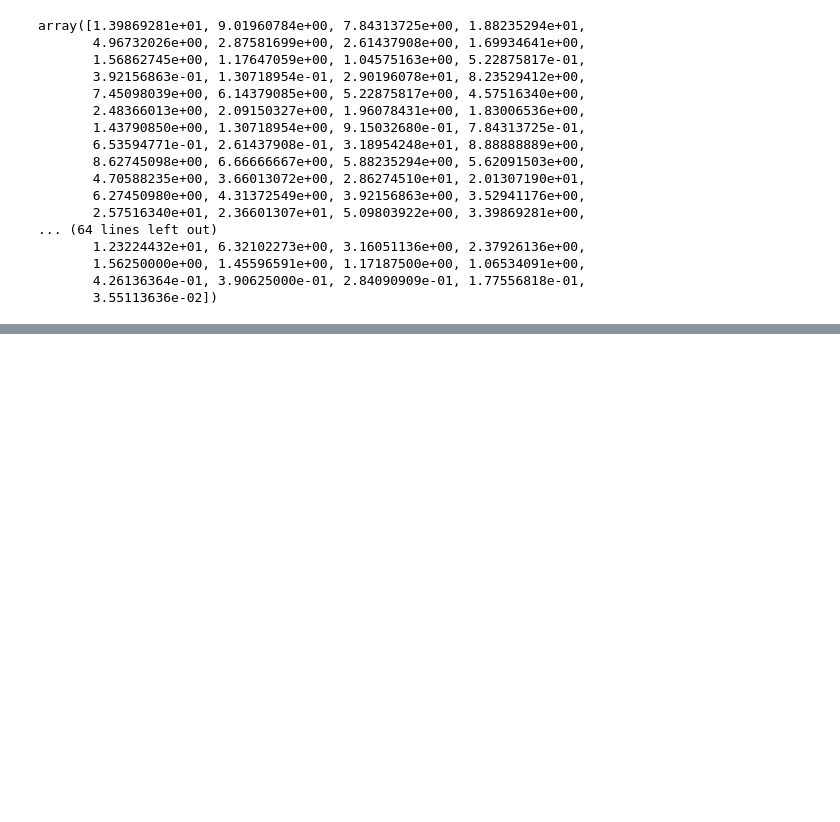
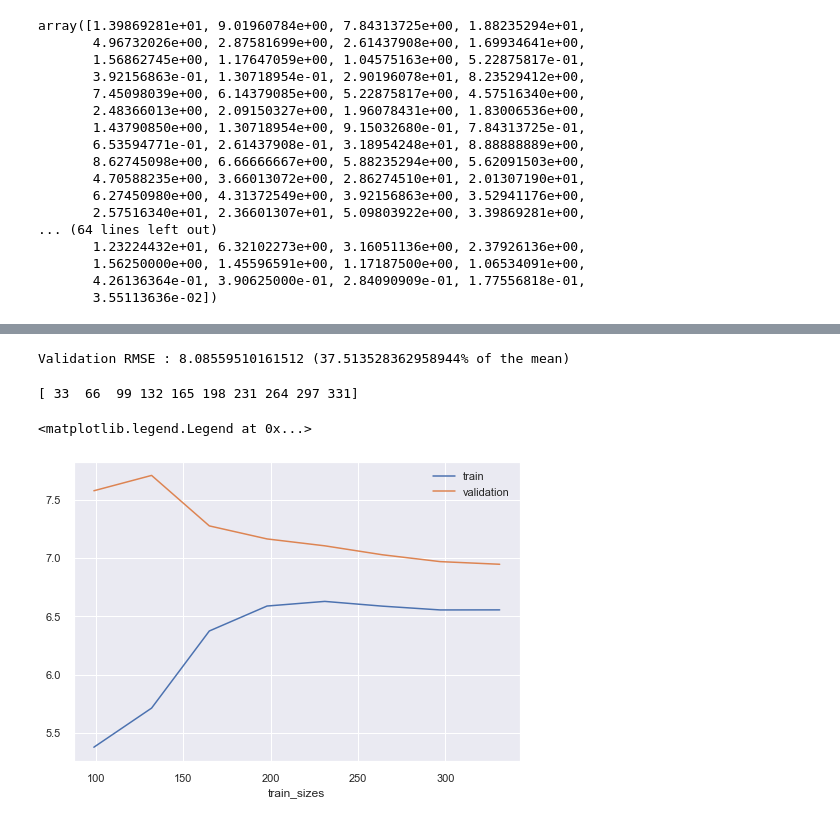
Before and after one commit to cmmm976/Ballond-OrPrediction, a Jupyter notebook: src/eda.ipynb, the cells around one changed output, grey strips where cells are left out. Cells and saved outputs as stored; diff of their text form; code cells hidden in the pictures; blank space fills up the shorter version.

```diff
--- a/src/eda.ipynb
+++ b/src/eda.ipynb
@@ -149,0 +193,12 @@ sns.regplot(data=test,x='Gls',y='Ast')
+# %%
+X = test[['Age', 'Min_Playing', 'Gls', 'Ast',
+       'CrdY', 'CrdR','winner_Bundesliga',
+       'winner_C3', 'finalist_C3', 'winner_UCL', 'finalist_UCL',
+       'winner_Club WC', 'finalist_Club WC', 'winner_Copa America',
+       'finalist_Copa America', 'winner_Euro', 'finalist_Euro', 'winner_Liga',
+       'winner_Ligue 1', 'winner_PL', 'winner_Serie A', 'winner_WC',
+       'finalist_WC']]
+y = test[['%']]
+# %%
+from sklearn.model_selection import train_test_split
+X_train, X_test, y_train, y_test = train_test_split(X, y, test_size=0.3, random_state=0)
@@ -149,0 +216,17 @@ sns.regplot(data=test,x='Gls',y='Ast')
+# %%
+print("Validation RMSE : "+str(abs(model.mean()))+ " ("+str(abs(model.mean()*100/y_train['%'].mean()))+"% of the mean)")
+# %% [output]
+Validation RMSE : 8.08559510161512 (37.513528362958944% of the mean)
+# %%
+from sklearn.model_selection import learning_curve
+
+N, train_score, val_score = learning_curve(LinearRegression(), X_train,y_train, train_sizes=np.linspace(0.1,1,10),cv=10,scoring='neg_root_mean_squared_error')
+print(N)
+plt.plot(N[2:], abs(train_score.mean(axis=1)[2:]),label="train")
+plt.plot(N[2:], abs(val_score.mean(axis=1)[2:]), label="validation")
+plt.xlabel('train_sizes')
+plt.legend()
+# %% [output]
+[ 33  66  99 132 165 198 231 264 297 331]
+<matplotlib.legend.Legend at 0x...>
+[figure, added]
```
Also changed, not shown: parts of 15 cells of this notebook, 5 other files.
